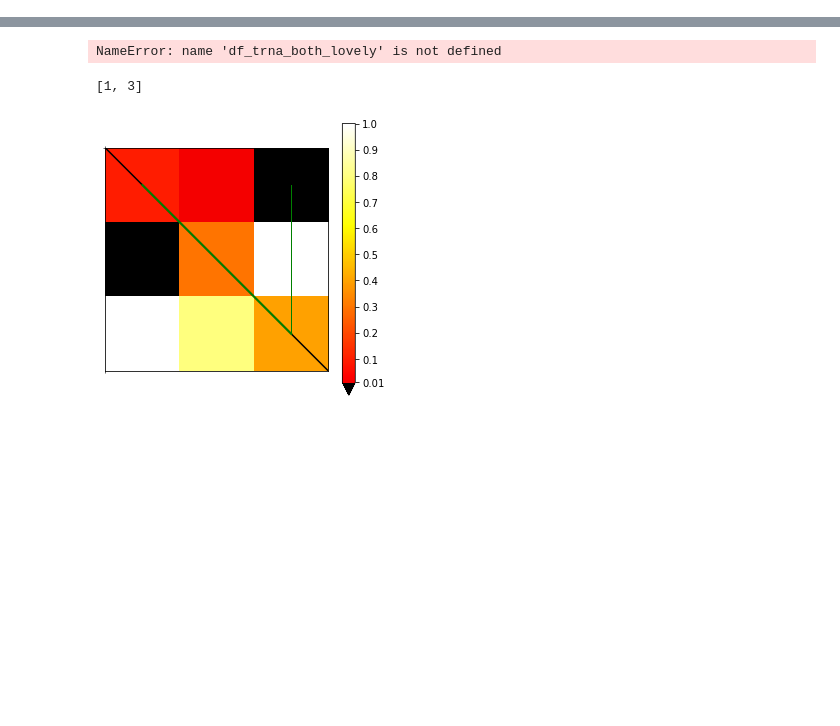
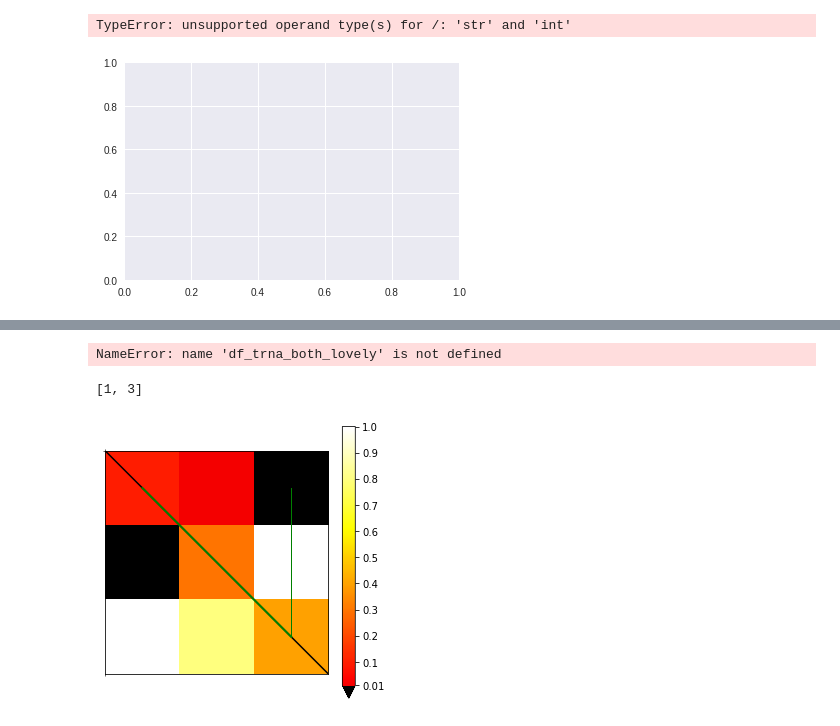
Before and after one commit to mmiladi/mmfold, a Jupyter notebook: local_dotplot/LocalDotplot.ipynb, the cells around one changed output, grey strips where cells are left out. Drawn from its saved outputs; the diff is of its cells as text; code cells hidden in the pictures; blank space fills up the shorter version.

```diff
--- a/local_dotplot/LocalDotplot.ipynb
+++ b/local_dotplot/LocalDotplot.ipynb
@@ -233,0 +344,6 @@ def my_eval(rna_seq, context, l_pos, r_pos, rna_split_pos, step=10, quake_opts=[
+# %%
+df_trna_both['X'] = [str(c) for c in pd.cut(df_trna_both['context-length'], [0,2,4,300], include_lowest=True)]
+sns.boxplot(data=df_trna_both, x='extend-prob', y='X', orient='v')
+# %% [output]
+TypeError: unsupported operand type(s) for /: 'str' and 'int'
+[figure, added]
```
Also changed, not shown: parts of 16 cells of this notebook, 1 other file.
